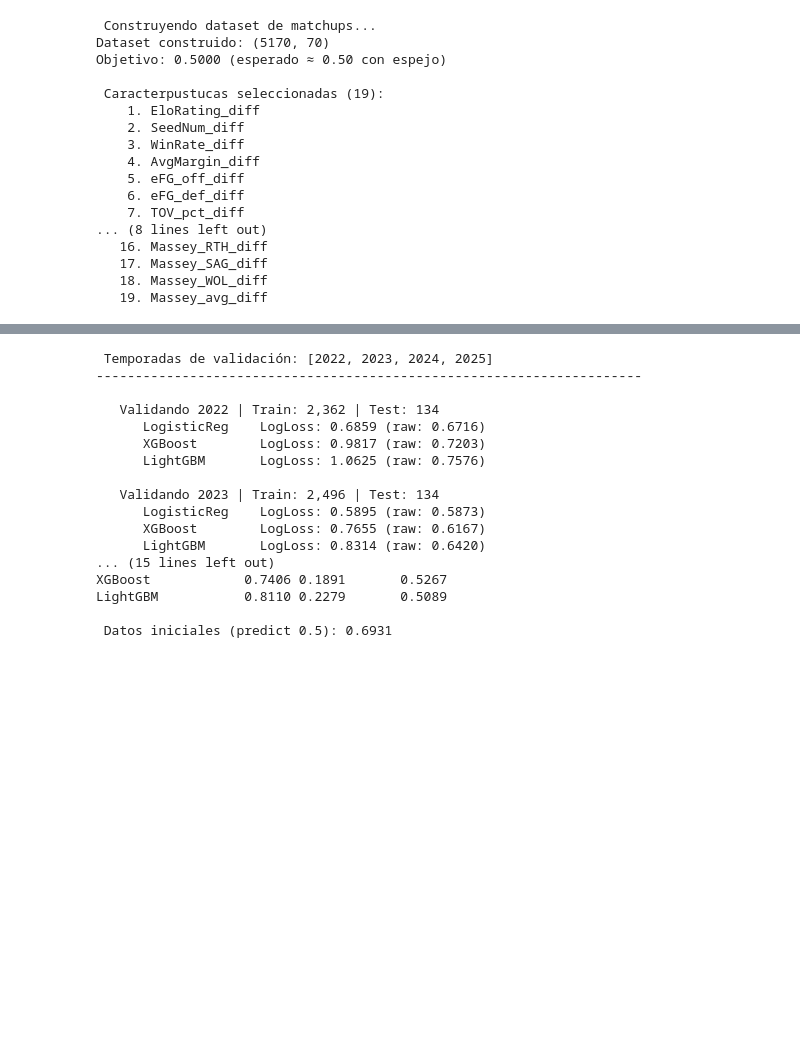
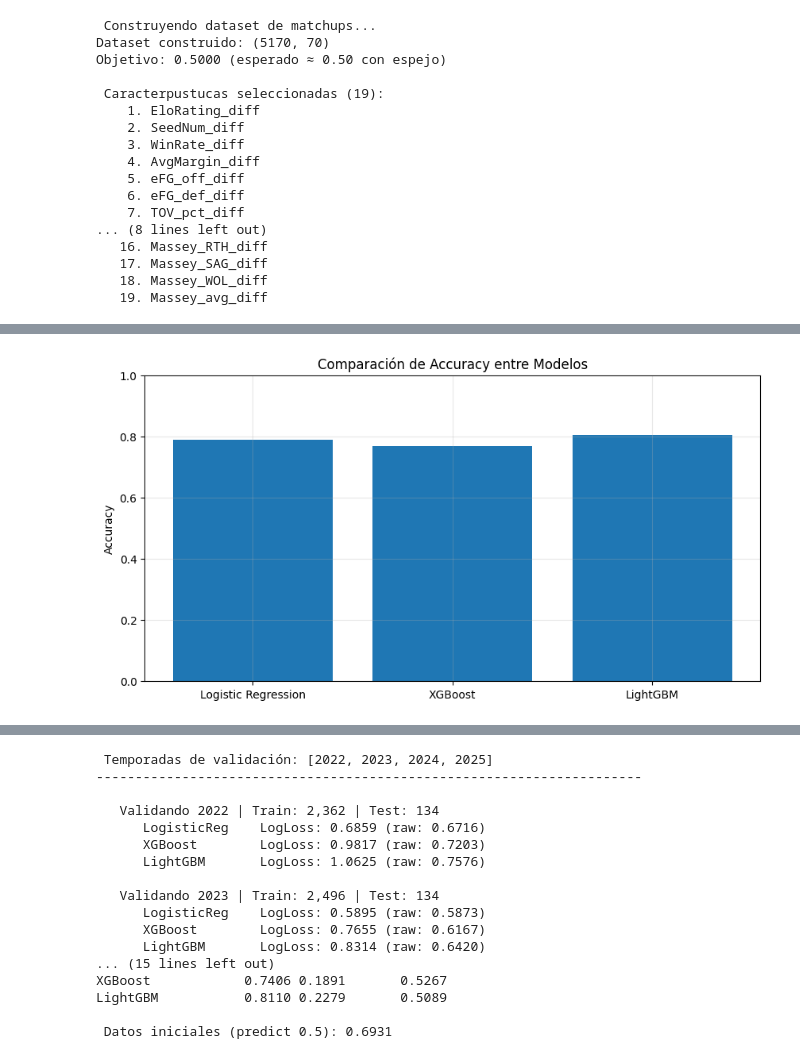
Before and after one commit to l22140141/Proyecto_unidad2, a Jupyter notebook: ProyectoUnidad2.ipynb, the cells around one changed output, grey strips where cells are left out. Saved outputs shown, nothing was run; the diff lists cells and outputs as text; code cells hidden in the pictures; blank space fills up the shorter version.

```diff
--- a/ProyectoUnidad2.ipynb
+++ b/ProyectoUnidad2.ipynb
@@ -879,3 +1055,84 @@ def build_stacking_model(feature_cols: list) -> StackingClassifier:
         passthrough          = False,
         n_jobs               = -1
     )
+# %%
+# 7. ENTRENAMIENTO Y COMPARACIÓN DE MODELOS
+
+print("\n ENTRENANDO MODELOS...")
+
+# Temporada para validar
+VAL_SEASON = 2025
+
+# Preparar datos
+X_train, y_train, X_test, y_test = prepare_train_test(
+    matchup_data,
+    FEATURE_COLS,
+    VAL_SEASON
+)
+
+# Modelos
+models = {
+    "Logistic Regression": build_logistic_model(),
+    "XGBoost": build_xgboost_model(),
+    "LightGBM": build_lgbm_model(),
+}
+
+results = []
+
+for name, model in models.items():
+
+    print(f"\n Entrenando: {name}")
+
+    # Entrenar
+    model.fit(X_train, y_train)
+
+    # Predicciones
+    preds = model.predict_proba(X_test)[:, 1]
+
+    # Clipping
+    preds = np.clip(preds, CLIP_LOW, CLIP_HIGH)
+
+    # Métricas
+    ll = log_loss(y_test, preds)
+    brier = brier_score_loss(y_test, preds)
+
+    # Accuracy aproximada
+    pred_binary = (preds >= 0.5).astype(int)
+    acc = (pred_binary == y_test).mean()
+
+    results.append({
+        "Modelo": name,
+        "LogLoss": ll,
+        "BrierScore": brier,
+        "Accuracy": acc
+    })
+
+    print(f"   LogLoss:    {ll:.4f}")
+    print(f"   BrierScore: {brier:.4f}")
+    print(f"   Accuracy:   {acc:.4f}")
+
+# Resultados finales
+results_df = pd.DataFrame(results)
+
+print("\n RESULTADOS FINALES")
+display(results_df.sort_values("LogLoss"))
+
+# ─────────────────────────────────────────────
+# GRÁFICA COMPARATIVA
+# ─────────────────────────────────────────────
+
+plt.figure(figsize=(10,5))
+
+plt.bar(
+    results_df["Modelo"],
+    results_df["Accuracy"]
+)
+
+plt.title("Comparación de Accuracy entre Modelos")
+plt.ylabel("Accuracy")
+plt.ylim(0,1)
+
+plt.grid(alpha=0.3)
+
+plt.show()
+# %% [output]
@@ -882,3 +1161,4 @@ def build_stacking_model(feature_cols: list) -> StackingClassifier:
+[figure, added]
 # %%
 # 7. CALIBRACIÓN DE PROBABILIDADES (crítico para Log Loss)
 """
```
Also changed, not shown: parts of 11 cells of this notebook.
